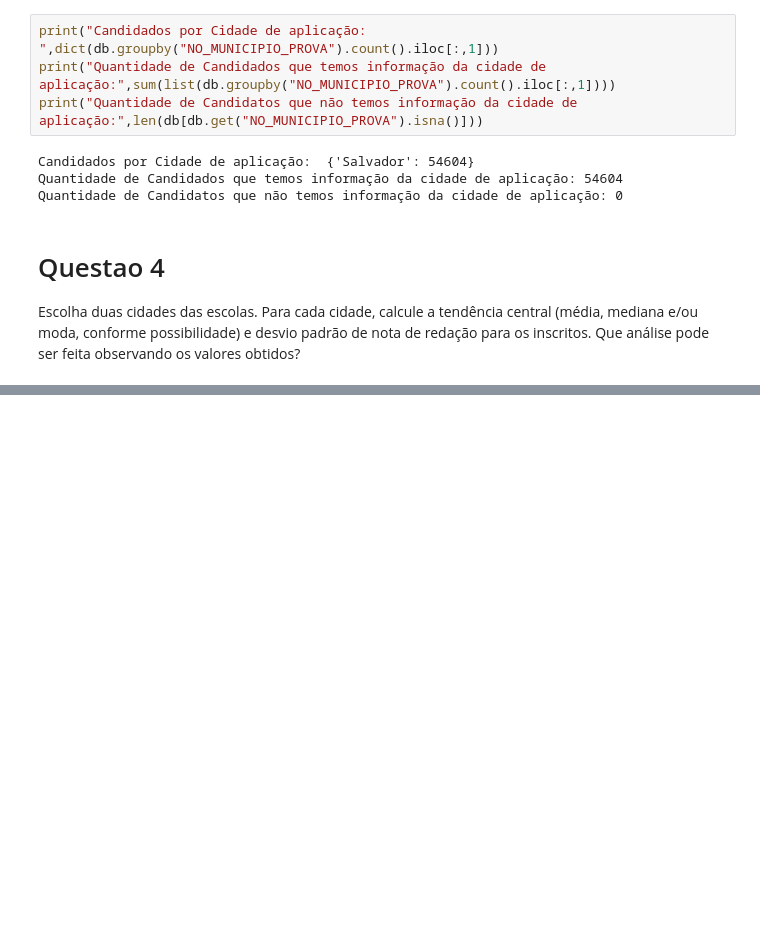
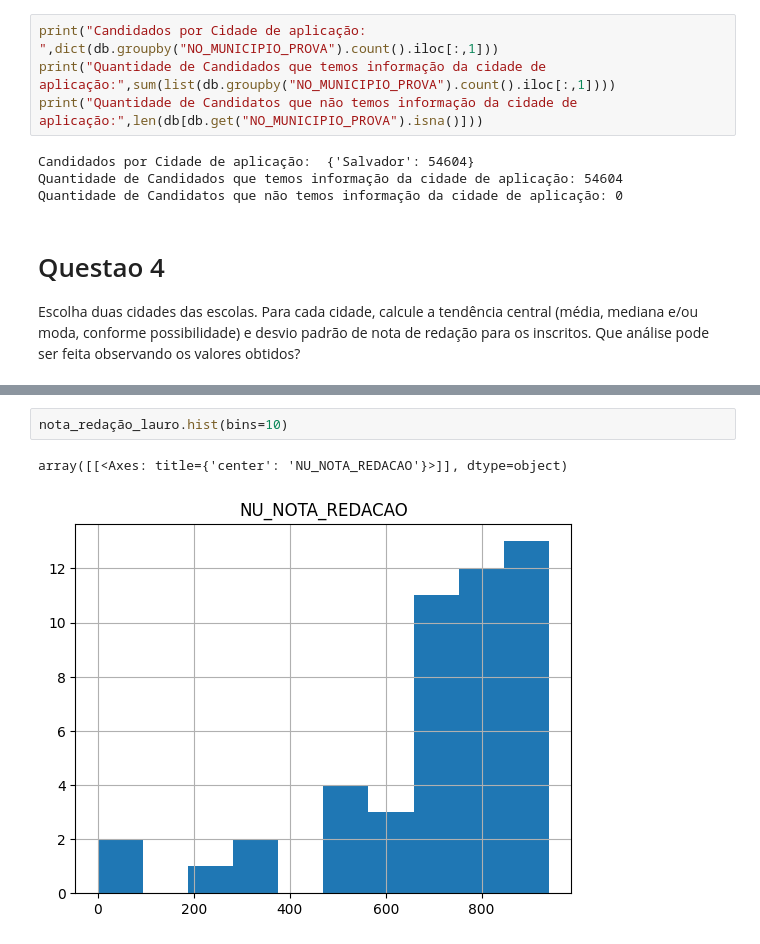
Before and after one commit to denielfer/Micro_dados_enem-2022, a Jupyter notebook: analize.ipynb, the cells around one changed output, grey strips where cells are left out. Drawn from its saved outputs; the diff is of its cells as text; blank space fills up the shorter version.

```diff
--- a/analize.ipynb
+++ b/analize.ipynb
@@ -74,0 +128,5 @@ Escolha duas cidades das escolas. Para cada cidade, calcule a tendência central
+# %%
+nota_redação_lauro.hist(bins=10)
+# %% [output]
+array([[<Axes: title={'center': 'NU_NOTA_REDACAO'}>]], dtype=object)
+[figure, added]
```
Also changed, not shown: parts of 8 cells of this notebook, 1 other file.
